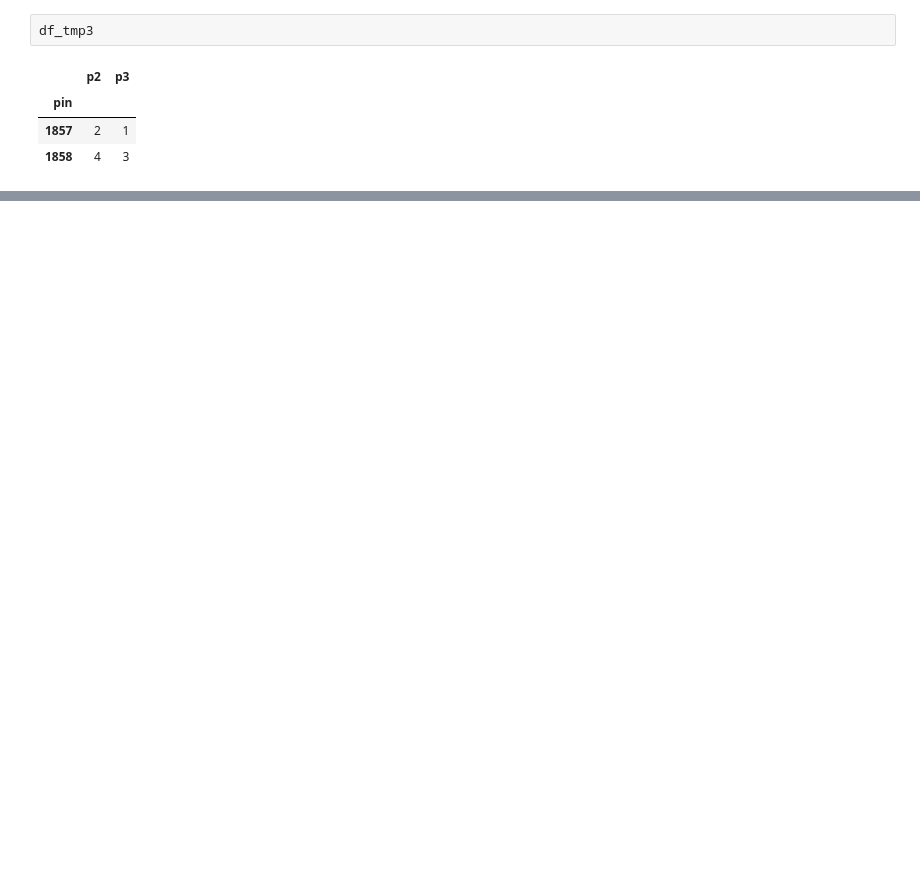
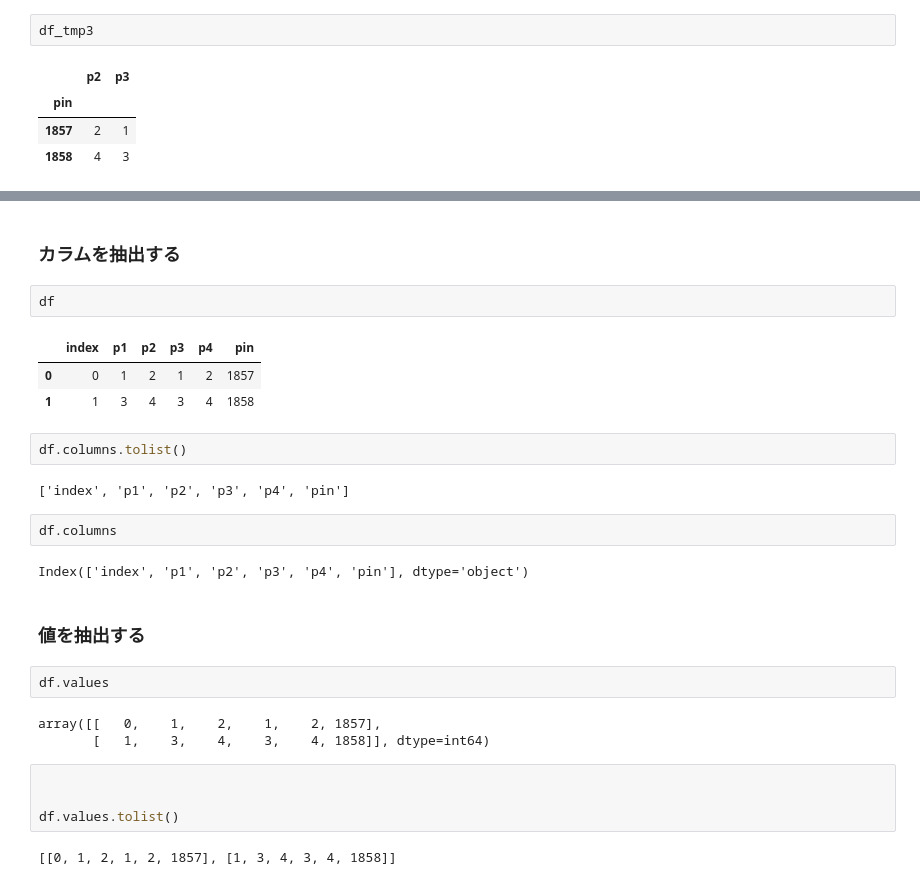
Before and after one commit to ri003074/Python3, a Jupyter notebook: src/pandas/pandas_summary.ipynb, the cells around one changed output, grey strips where cells are left out. Saved outputs shown, nothing was run; the diff lists cells and outputs as text; blank space fills up the shorter version.

```diff
--- a/src/pandas/pandas_summary.ipynb
+++ b/src/pandas/pandas_summary.ipynb
@@ -109,0 +140,29 @@ df_tmp3
+# %% [markdown]
+### カラムを抽出する
+# %%
+df
+# %% [output]
+|  | index | p1 | p2 | p3 | p4 | pin |
+| 0 | 0 | 1 | 2 | 1 | 2 | 1857 |
+| 1 | 1 | 3 | 4 | 3 | 4 | 1858 |
+# %%
+df.columns.tolist()
+# %% [output]
+['index', 'p1', 'p2', 'p3', 'p4', 'pin']
+# %%
+df.columns
+# %% [output]
+Index(['index', 'p1', 'p2', 'p3', 'p4', 'pin'], dtype='object')
+# %% [markdown]
+### 値を抽出する
+# %%
+df.values
+# %% [output]
+array([[   0,    1,    2,    1,    2, 1857],
+       [   1,    3,    4,    3,    4, 1858]], dtype=int64)
+# %%
+
+
+df.values.tolist()
+# %% [output]
+[[0, 1, 2, 1, 2, 1857], [1, 3, 4, 3, 4, 1858]]
```
Also changed, not shown: parts of 8 cells of this notebook, 2 other files.
